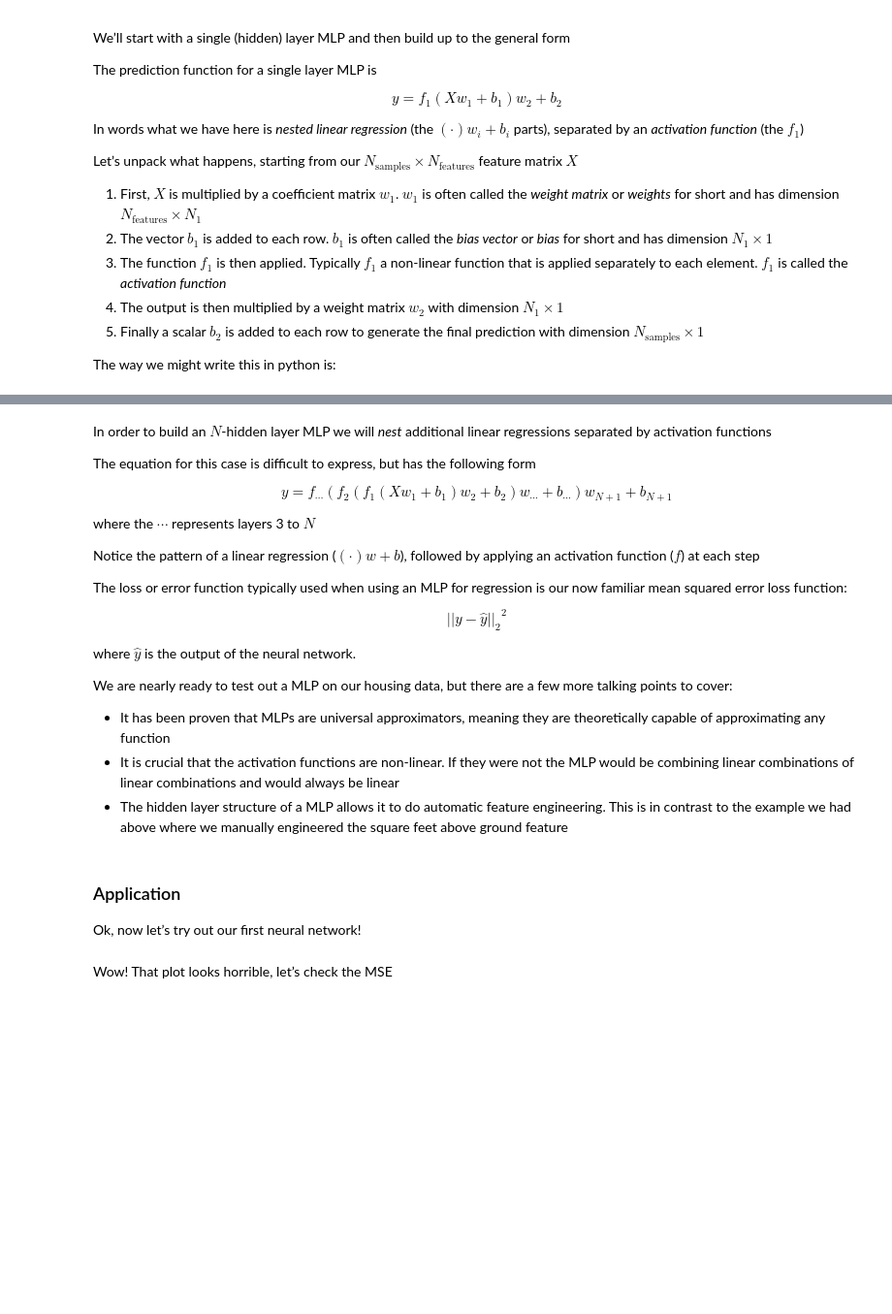
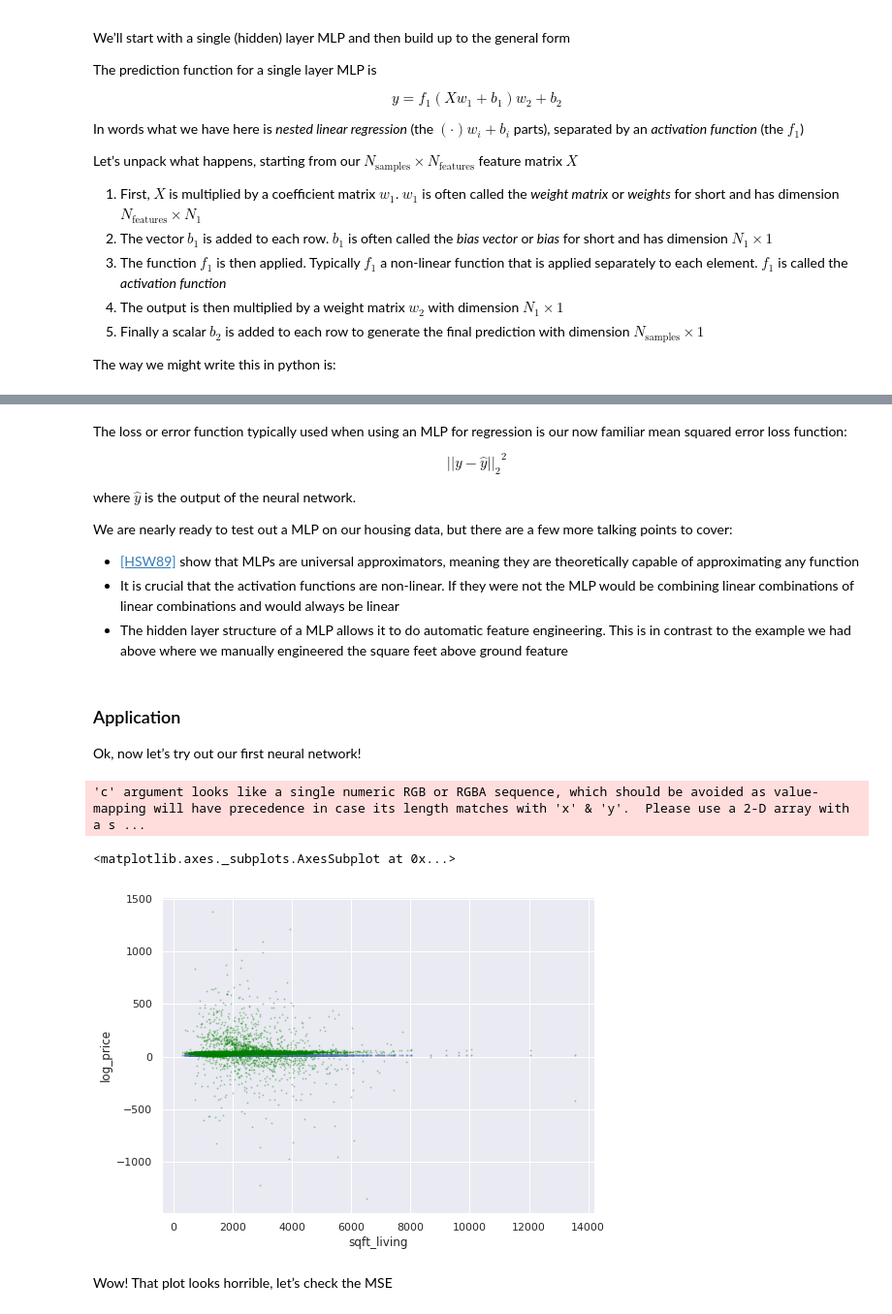
Before and after one commit to QuantEcon/quantecon-notebooks-datascience-old, a Jupyter notebook: applications/regression.ipynb, the cells around one changed output, grey strips where cells are left out. Shown at 97% size. Saved outputs shown, nothing was run; the diff lists cells and outputs as text; code cells hidden in the pictures; blank space fills up the shorter version.

```diff
--- a/applications/regression.ipynb
+++ b/applications/regression.ipynb
@@ -582,17 +1007,4 @@ y = f(X@w1 + b1)@w2 + b2
 # %% [markdown]
-In order to build an $N$-hidden layer MLP we will *nest* additional linear regressions separated by activation functions
-
-The equation for this case is difficult to express, but has the following form
-
-$$
-y = f_{\cdots} \left(f_2(f_1(X w_1 + b_1) w_2 + b_2) w_{\cdots} + b_{\cdots} \right) w_{N+1} + b_{N+1}
-$$
-
-where the $ \cdots $ represents layers 3 to $ N $
-
-Notice the pattern of a linear regression ($ (\cdot) w + b $),
-followed by applying an activation function ($ f $) at each step
-
 The loss or error function typically used when using an MLP for regression is
 our now familiar mean squared error loss function:
 
@@ -605,7 +1017,7 @@ where $ \hat{y} $ is the output of the neural network.
 We are nearly ready to test out a MLP on our housing data, but there are a few
 more talking points to cover:
 
-- It has been proven that MLPs are universal approximators, meaning they are
+- [[HSW89]](#hornik1989) show that MLPs are universal approximators, meaning they are
   theoretically capable of approximating any function
 - It is crucial that the activation functions are non-linear. If they were not
   the MLP would be combining linear combinations of linear combinations and
@@ -619,13 +1031,22 @@ more talking points to cover:
 Ok, now let’s try out our first neural network!
 # %%
 from sklearn import neural_network
+
+X = df.drop(["price", "date", "id", "log_price"], axis=1).copy()
+for col in list(X):
+    X[col] = X[col].astype(float)
+y = np.log(df["price"])
 
 # two hidden layers, with N1=20 and N2=15
 nn_model = neural_network.MLPRegressor((30, 20))
 nn_model.fit(X, y)
 
 ax = sqft_scatter(df)
 sqft_scatter_model(nn_model, X, ax=ax)
+# %% [output]
+'c' argument looks like a single numeric RGB or RGBA sequence, which should be avoided as value-mapping will have precedence in case its length matches with 'x' & 'y'.  Please use a 2-D array with a s ...
+<matplotlib.axes._subplots.AxesSubplot at 0x...>
+[figure, added]
 # %% [markdown]
 Wow! That plot looks horrible, let’s check the MSE
 # %%
```
Also changed, not shown: parts of 56 cells of this notebook.
